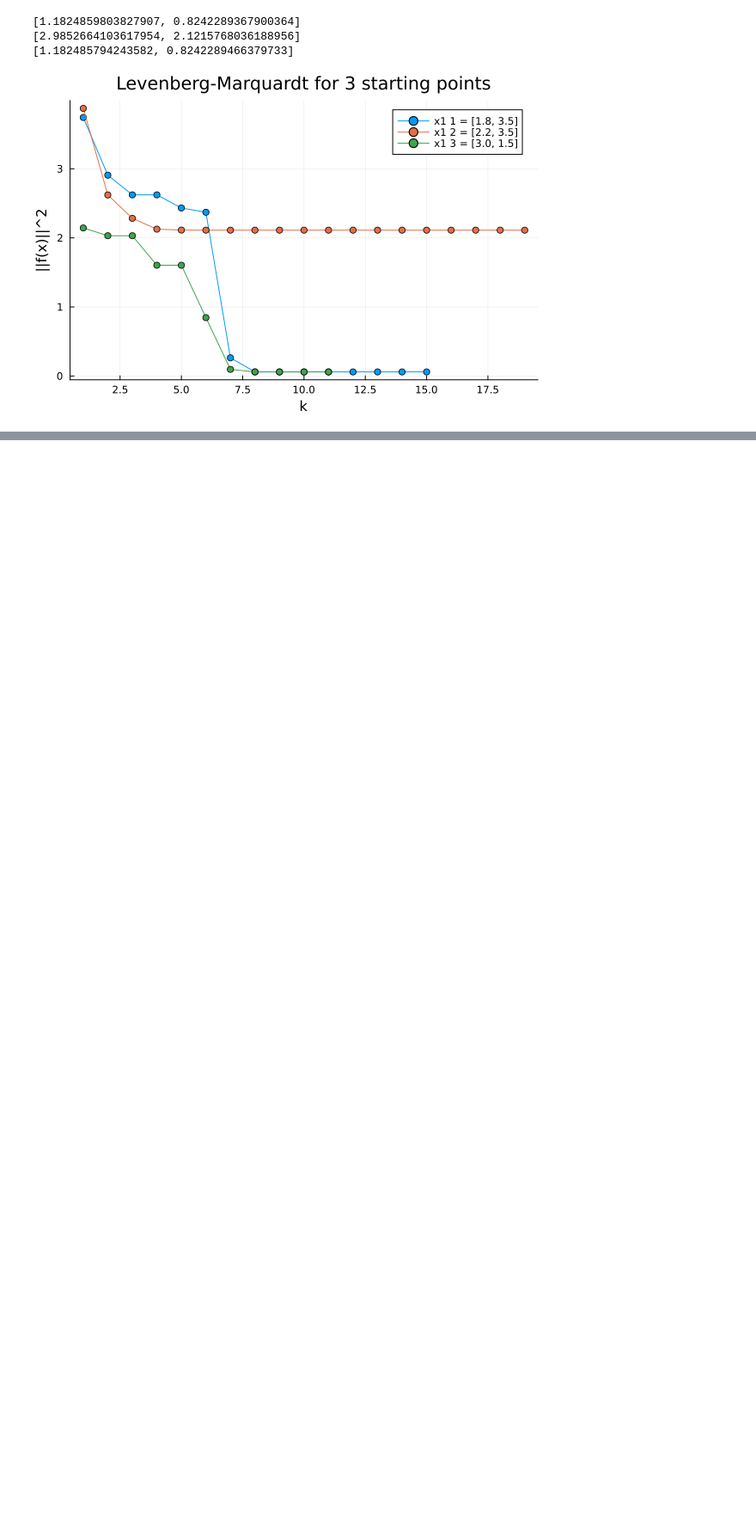
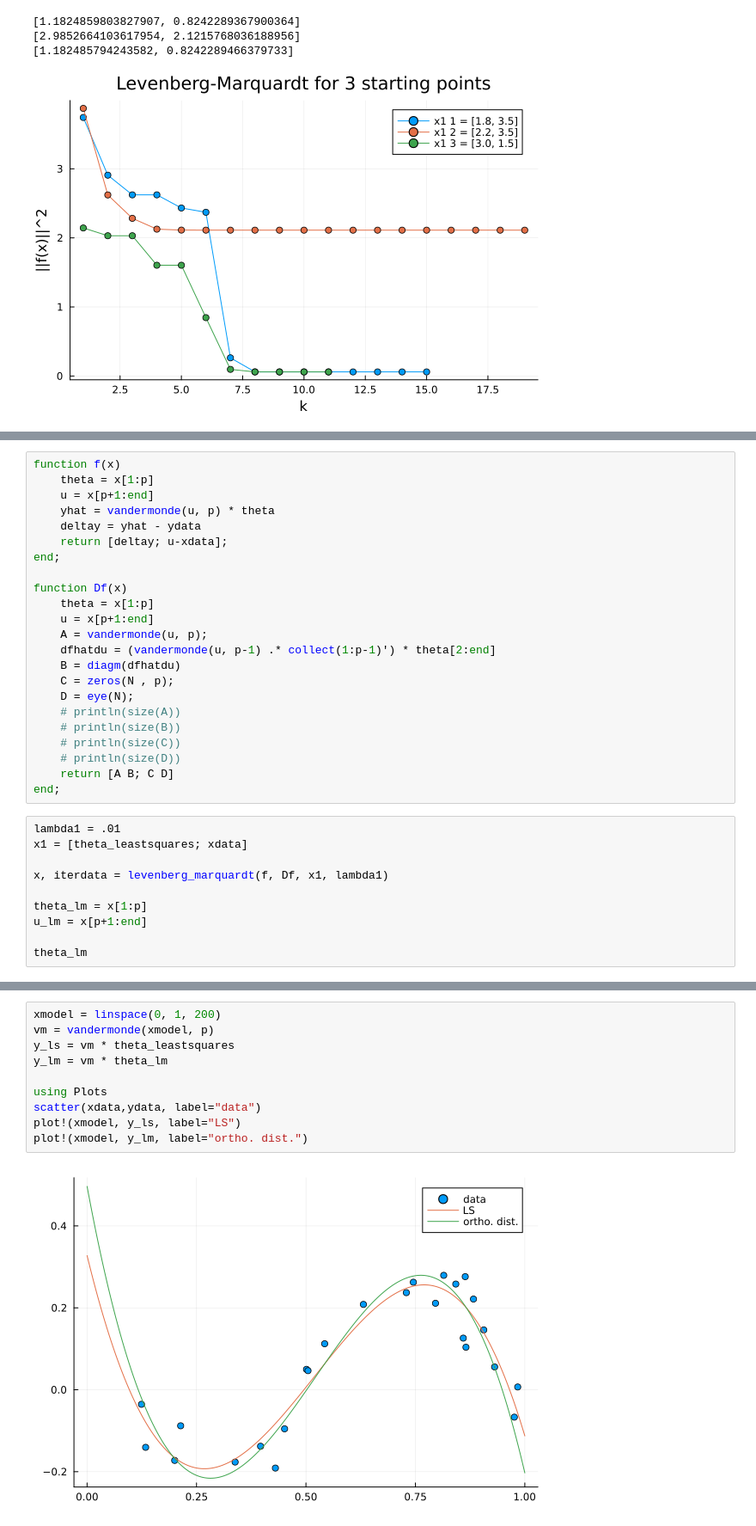
Before and after one commit to Minh-An/engr108, a Jupyter notebook: nonlinear_ls.ipynb, the cells around one changed output, grey strips where cells are left out. Shown at 86% size. Drawn from its saved outputs; the diff is of its cells as text; blank space fills up the shorter version.

```diff
--- a/nonlinear_ls.ipynb
+++ b/nonlinear_ls.ipynb
@@ -532,0 +716,33 @@ plot!(xlabel = "k", ylabel = "||f(x)||^2", title="Levenberg-Marquardt for 3 star
+# %%
+function f(x)
+    theta = x[1:p]
+    u = x[p+1:end]
+    yhat = vandermonde(u, p) * theta
+    deltay = yhat - ydata
+    return [deltay; u-xdata];
+end;
+
+function Df(x)
+    theta = x[1:p]
+    u = x[p+1:end]
+    A = vandermonde(u, p);
+    dfhatdu = (vandermonde(u, p-1) .* collect(1:p-1)') * theta[2:end]
+    B = diagm(dfhatdu)
+    C = zeros(N , p);
+    D = eye(N);
+    # println(size(A))
+    # println(size(B))
+    # println(size(C))
+    # println(size(D))
+    return [A B; C D]
+end;
+# %%
+lambda1 = .01
+x1 = [theta_leastsquares; xdata]
+
+x, iterdata = levenberg_marquardt(f, Df, x1, lambda1)
+
+theta_lm = x[1:p]
+u_lm = x[p+1:end]
+
+theta_lm
@@ -532,0 +763,12 @@ plot!(xlabel = "k", ylabel = "||f(x)||^2", title="Levenberg-Marquardt for 3 star
+# %%
+xmodel = linspace(0, 1, 200)
+vm = vandermonde(xmodel, p)
+y_ls = vm * theta_leastsquares
+y_lm = vm * theta_lm
+
+using Plots
+scatter(xdata,ydata, label="data")
+plot!(xmodel, y_ls, label="LS")
+plot!(xmodel, y_lm, label="ortho. dist.")
+# %% [output]
+[figure, added]
```
Also changed, not shown: parts of 22 cells of this notebook.
